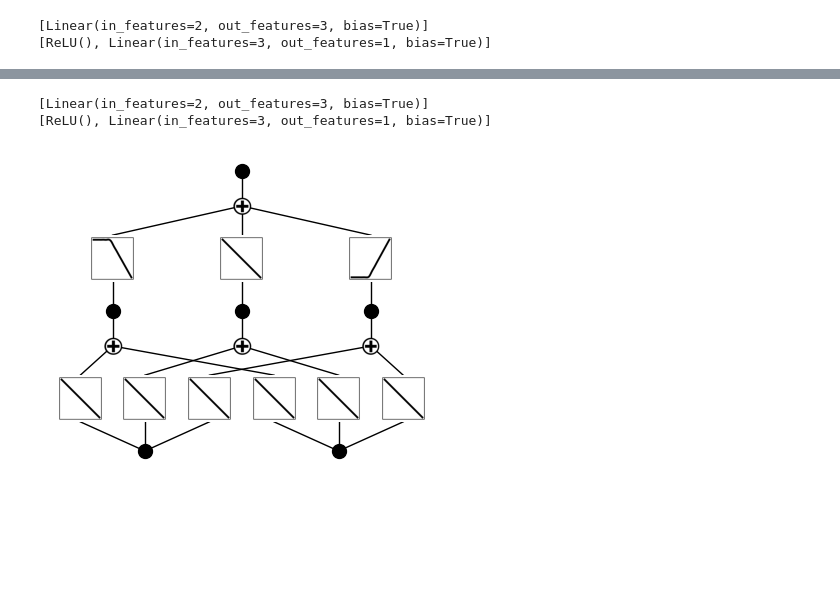
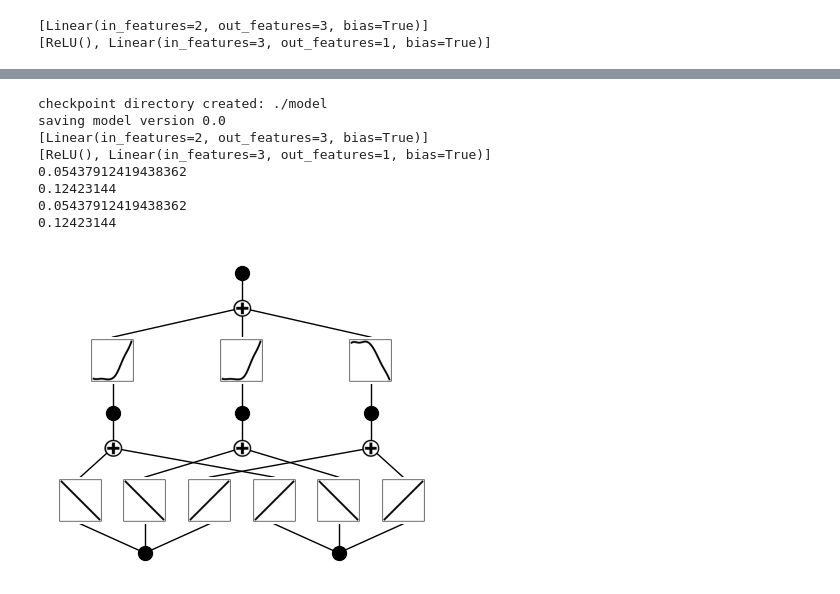
Before and after one commit to MGTUc/KANinitialization, a Jupyter notebook: kan/initializationExperiments/KANtoMLP.ipynb, the cells around one changed output, grey strips where cells are left out. Saved outputs shown, nothing was run; the diff lists cells and outputs as text; code cells hidden in the pictures; blank space fills up the shorter version.

```diff
--- a/kan/initializationExperiments/KANtoMLP.ipynb
+++ b/kan/initializationExperiments/KANtoMLP.ipynb
@@ -8,9 +10,9 @@ from sklearn.preprocessing import StandardScaler
 from torch import nn
 # %%
 device = 'cpu'
-model = NeuralNetwork().to(device)
-layers = list(*model.children())
+targetModel = NeuralNetwork().to(device)
+layers = list(*targetModel.children())
 x = torch.linspace(-5,5,steps=500)[:,None].repeat(1,2)
-print(model.state_dict())
+print(targetModel.state_dict())
 # x = torch.randn(1000,2)
 # %% [output]
@@ -34,7 +36,8 @@ kan.plot(beta=100)
 # %%
 X_kan = torch.randn(10000,2)
-y_kan = kan(X_kan)
-y_kan_mean = y_kan.detach().numpy().mean()
+y_kan = targetModel(X_kan).detach()
+y_kan_mean = y_kan.numpy().mean()
+print(X_kan)
 print(y_kan_mean)
 print(y_kan)
 # %% [output]
@@ -212,8 +116,19 @@ plt.show()
 # %%
 new_layers = list(*model.children())
-kan.set_splines(x, modelPartitions=[new_layers[:1], new_layers[1:]])
-kan.plot(beta=100)
+kan2 = KAN(width=[2,3,1], seed=42, grid=5, scale_base_sigma=0)
+kan2.set_splines(x, modelPartitions=[new_layers[:1], new_layers[1:]])
+kan2.plot(beta=100)
+y_kan2_pred = kan2(X_kan).detach()
+kan2_mse = mean_squared_error(y_kan.numpy(), y_kan2_pred.numpy())
+print(kan2_mse)
+print(abs(kan2_mse/y_kan_mean))
 # %% [output]
+checkpoint directory created: ./model
+saving model version 0.0
 [Linear(in_features=2, out_features=3, bias=True)]
 [ReLU(), Linear(in_features=3, out_features=1, bias=True)]
+0.05437912419438362
+0.12423144
+0.05437912419438362
+0.12423144
-[figure, old version]
+[figure, new version]
```
Also changed, not shown: parts of 9 cells of this notebook, 33 other files.
